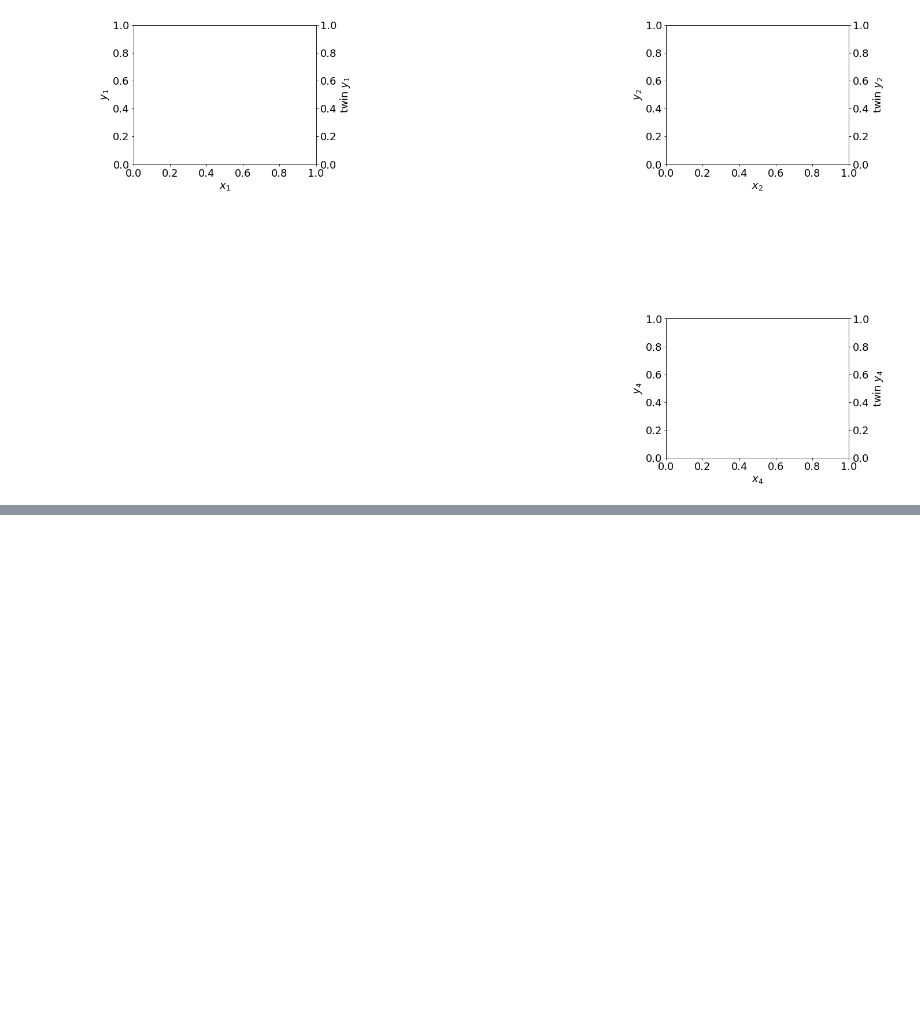
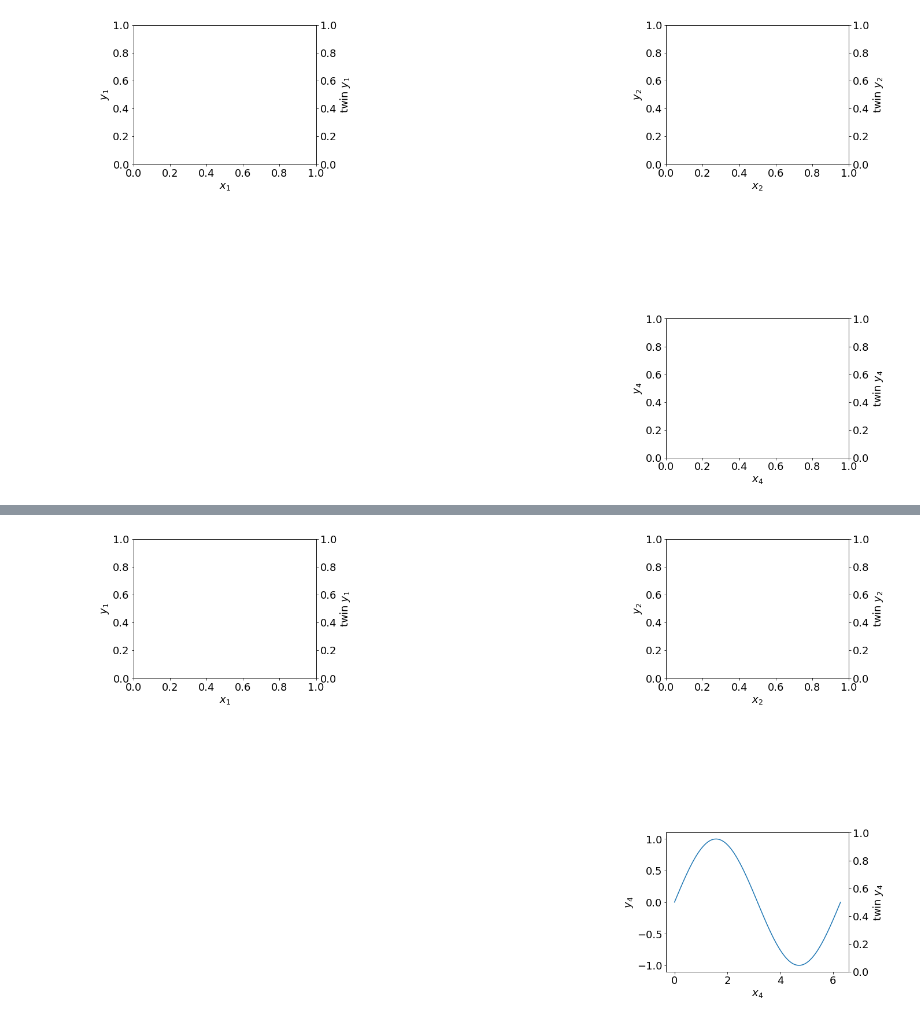
Before and after one commit to leakec/tfc, a Jupyter notebook: doc/notebooks/MakePlot.ipynb, the cells around one changed output, grey strips where cells are left out. Saved outputs shown, nothing was run; the diff lists cells and outputs as text; code cells hidden in the pictures; blank space fills up the shorter version.

Commit message:
* Finished first draft of MakePlot documentation.

```diff
--- a/doc/notebooks/MakePlot.ipynb
+++ b/doc/notebooks/MakePlot.ipynb
@@ -35,0 +38,8 @@ TODO: Showcase plotting next (i.e., how the axes / figs work). Also, need to sho
+# %%
+x = np.linspace(0,2*np.pi,100)
+p.ax[2].plot(x,np.sin(x))
+p.FullScreen()
+p.show()
+p.fig # This line is added to force plot to display again in the Python notebook. This line is not necessary if using a regular Python script.
+# %% [output]
+[figure, added]
```
Also changed, not shown: parts of 8 cells of this notebook, 1 other file.
